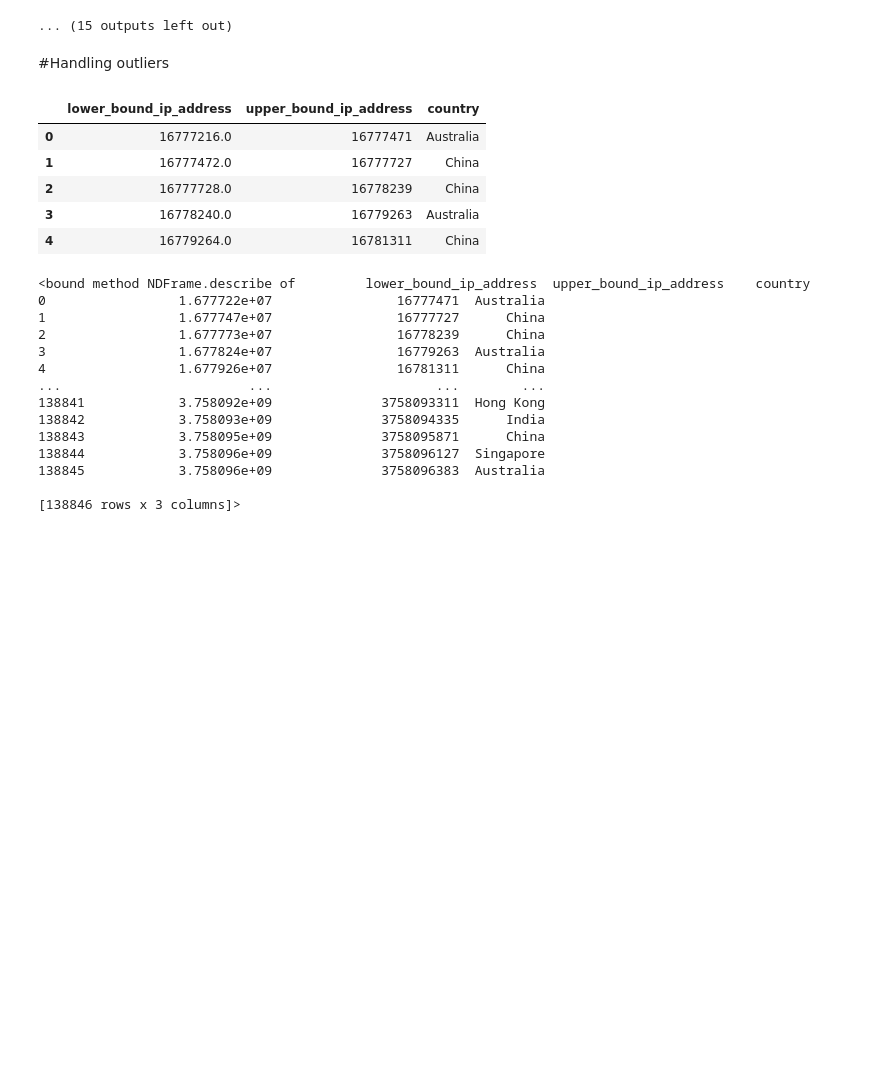
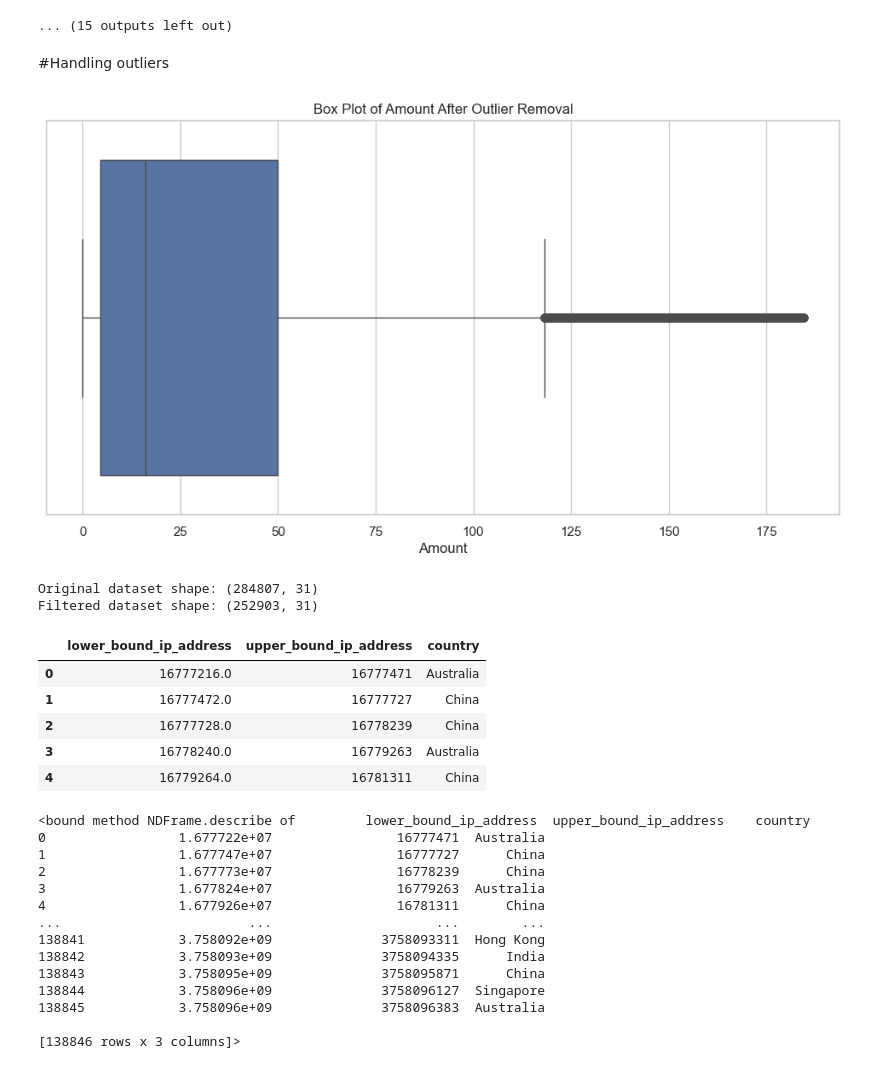
Before and after one commit to Abiy-Alemu/KAIM-Week-8, a Jupyter notebook: notebooks/task_1_data_ananlysis.ipynb, the cells around one changed output. Drawn from its saved outputs; the diff is of its cells as text; code cells hidden in the pictures; blank space fills up the shorter version.

```diff
--- a/notebooks/task_1_data_ananlysis.ipynb
+++ b/notebooks/task_1_data_ananlysis.ipynb
@@ -509,34 +509,38 @@ for col in df.columns[1:28]:  # V1 to V28
 # %%
 import pandas as pd
 import numpy as np
 import matplotlib.pyplot as plt
 import seaborn as sns
 
 # Load your dataset
-df = pd.read_csv('your_dataset.csv')
+df = pd.read_csv(r'C:\Users\MMM\Documents\10 Academy File\KAIM-Week-8-9\data\creditcard.csv')
 
 # Step 1: Calculate the IQR for the 'Amount' column
-Q1 = df['Amount'].quantile(0.25)  # 25th percentile
-Q3 = df['Amount'].quantile(0.75)  # 75th percentile
+Q1 = df_c['Amount'].quantile(0.25)  # 25th percentile
+Q3 = df_c['Amount'].quantile(0.75)  # 75th percentile
 IQR = Q3 - Q1  # Interquartile range
 
 # Step 2: Define lower and upper bounds
 lower_bound = Q1 - 1.5 * IQR
 upper_bound = Q3 + 1.5 * IQR
 
 # Step 3: Filter out outliers
-filtered_df = df[(df['Amount'] >= lower_bound) & (df['Amount'] <= upper_bound)]
+filtered_df = df_c[(df_c['Amount'] >= lower_bound) & (df_c['Amount'] <= upper_bound)]
 
 # Step 4: Visualize the results
 plt.figure(figsize=(12, 6))
 sns.boxplot(x=filtered_df['Amount'])
 plt.title('Box Plot of Amount After Outlier Removal')
 plt.xlabel('Amount')
 plt.show()
 
 # Optional: Check the shape of the original and filtered dataset
-print("Original dataset shape:", df.shape)
+print("Original dataset shape:", df_c.shape)
 print("Filtered dataset shape:", filtered_df.shape)
+# %% [output]
+[figure, added]
+Original dataset shape: (284807, 31)
+Filtered dataset shape: (252903, 31)
 # %%
 import pandas as pd
 
```
Also changed, not shown: parts of 14 cells of this notebook.
